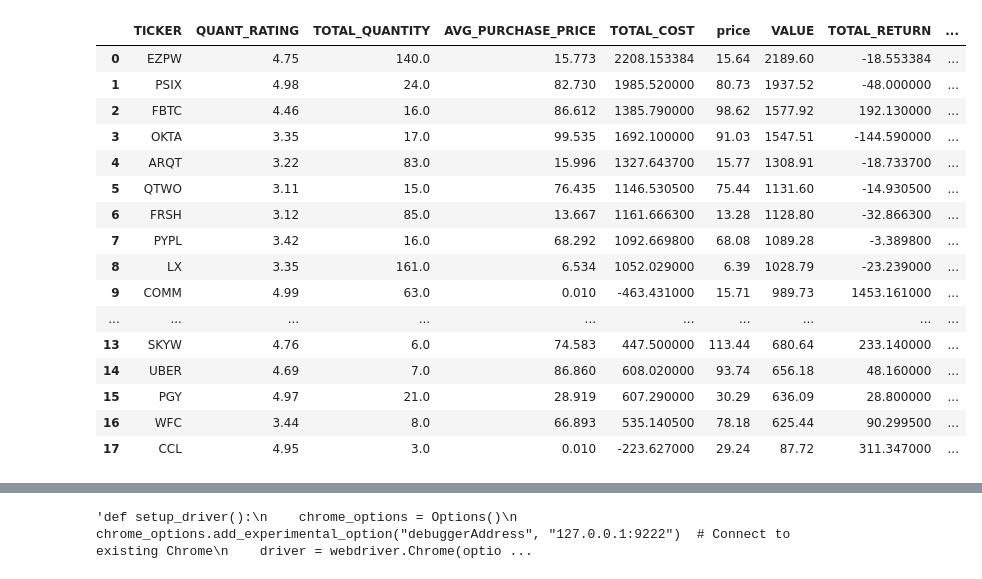
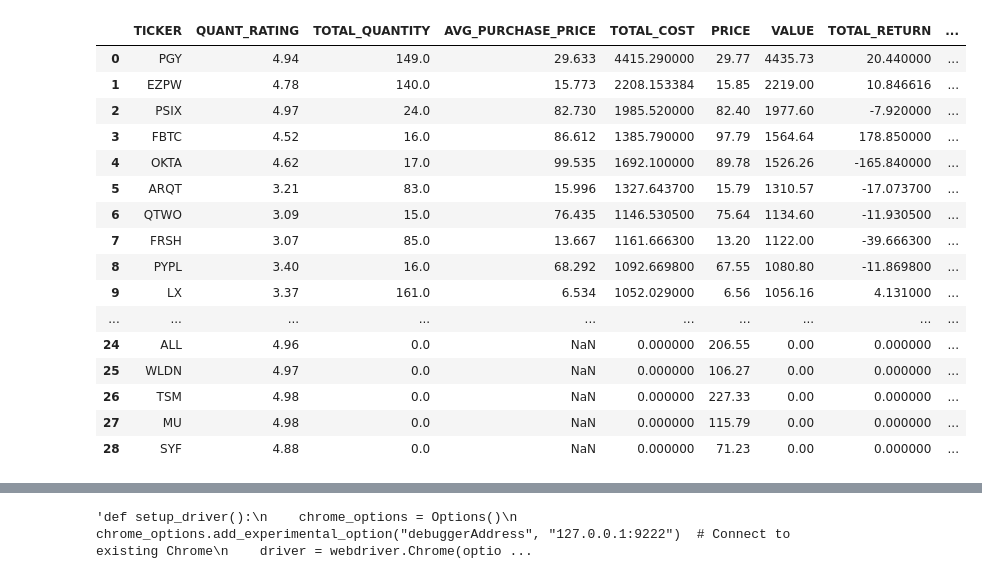
Before and after one commit to cb19weber/401k_optimize, a Jupyter notebook: project/investment_analytics.ipynb, the cells around one changed output, grey strips where cells are left out. Saved outputs shown, nothing was run; the diff lists cells and outputs as text; code cells hidden in the pictures.

```diff
--- a/project/investment_analytics.ipynb
+++ b/project/investment_analytics.ipynb
@@ -379,8 +459,8 @@ def build_analysis_table(summary_df, api_key, margin_of_safety=0.9, vwap_days=12
 # %%
-ira_cash = 50093.69
-ira_historical_return = 0.9934
+ira_cash = 44877.85
+ira_historical_return = 0.9899
 
-brokerage_cash = 6828.54
-brokerage_historical_return = 0.4589
+brokerage_cash = 3020.58
+brokerage_historical_return = 0.4613
 
 york_401k_cash = 2900
@@ -526,5 +526,8 @@ ira_portfolio_df[['TICKER', 'QUANT_RATING', 'TOTAL_QUANTITY',
 # %%
 time.sleep(300)
 # %%
-b_analysis_df = build_analysis_table(brokerage_df, api_key, margin_of_safety=.975, vwap_days=63)
+brokerage_portfolio_df = build_portfolio_df(brokerage_df, api_key, margin_of_safety=.999, vwap_days=21,
+                                      historical_return=ira_historical_return,
+                                      inception_date=pd.to_datetime("12-26-2023", format="%m-%d-%Y"),
+                                      cash_pos=brokerage_cash)
 # %%
@@ -538,8 +551,3 @@ b_analysis_df[b_analysis_df['ticker'].isin(ira_watch_list)]
-# %%
-brokerage_portfolio_df = build_portfolio_df(brokerage_df, b_analysis_df,
-                                            historical_return=brokerage_historical_return,
-                                            inception_date=pd.to_datetime("12-26-2023", format="%m-%d-%Y"),
-                                            cash_pos=brokerage_cash)
 # %%
 round(brokerage_portfolio_df['VALUE'].sum() + brokerage_cash, ndigits=2)
 # %% [output]
@@ -547,5 +555,3 @@ round(brokerage_portfolio_df['VALUE'].sum() + brokerage_cash, ndigits=2)
-# %%
-brokerage_portfolio_df = brokerage_portfolio_df[(brokerage_portfolio_df['TOTAL_QUANTITY'] > 0) | (brokerage_portfolio_df['price'] < 100)]
 # %%
 brokerage_buys_final, brokerage_sells_final = buys_and_sells_tables(brokerage_portfolio_df)
 # %%
@@ -575,25 +593,23 @@ brokerage_sells_final
 # %%
-brokerage_portfolio_df[['TICKER', 'QUANT_RATING', 'TOTAL_QUANTITY',
-                        'AVG_PURCHASE_PRICE', 'TOTAL_COST',
-                        'price', 'VALUE', 'TOTAL_RETURN', 'ROI']]
+brokerage_portfolio_df[final_portfolio_columns]
 # %% [output]
-|  | TICKER | QUANT_RATING | TOTAL_QUANTITY | AVG_PURCHASE_PRICE | TOTAL_COST | price | VALUE | TOTAL_RETURN | ... |
-| 0 | EZPW | 4.75 | 140.0 | 15.773 | 2208.153384 | 15.64 | 2189.60 | -18.553384 | ... |
-| 1 | PSIX | 4.98 | 24.0 | 82.730 | 1985.520000 | 80.73 | 1937.52 | -48.000000 | ... |
-| 2 | FBTC | 4.46 | 16.0 | 86.612 | 1385.790000 | 98.62 | 1577.92 | 192.130000 | ... |
-| 3 | OKTA | 3.35 | 17.0 | 99.535 | 1692.100000 | 91.03 | 1547.51 | -144.590000 | ... |
-| 4 | ARQT | 3.22 | 83.0 | 15.996 | 1327.643700 | 15.77 | 1308.91 | -18.733700 | ... |
-| 5 | QTWO | 3.11 | 15.0 | 76.435 | 1146.530500 | 75.44 | 1131.60 | -14.930500 | ... |
-| 6 | FRSH | 3.12 | 85.0 | 13.667 | 1161.666300 | 13.28 | 1128.80 | -32.866300 | ... |
-| 7 | PYPL | 3.42 | 16.0 | 68.292 | 1092.669800 | 68.08 | 1089.28 | -3.389800 | ... |
-| 8 | LX | 3.35 | 161.0 | 6.534 | 1052.029000 | 6.39 | 1028.79 | -23.239000 | ... |
-| 9 | COMM | 4.99 | 63.0 | 0.010 | -463.431000 | 15.71 | 989.73 | 1453.161000 | ... |
+|  | TICKER | QUANT_RATING | TOTAL_QUANTITY | AVG_PURCHASE_PRICE | TOTAL_COST | PRICE | VALUE | TOTAL_RETURN | ... |
+| 0 | PGY | 4.94 | 149.0 | 29.633 | 4415.290000 | 29.77 | 4435.73 | 20.440000 | ... |
+| 1 | EZPW | 4.78 | 140.0 | 15.773 | 2208.153384 | 15.85 | 2219.00 | 10.846616 | ... |
+| 2 | PSIX | 4.97 | 24.0 | 82.730 | 1985.520000 | 82.40 | 1977.60 | -7.920000 | ... |
+| 3 | FBTC | 4.52 | 16.0 | 86.612 | 1385.790000 | 97.79 | 1564.64 | 178.850000 | ... |
+| 4 | OKTA | 4.62 | 17.0 | 99.535 | 1692.100000 | 89.78 | 1526.26 | -165.840000 | ... |
+| 5 | ARQT | 3.21 | 83.0 | 15.996 | 1327.643700 | 15.79 | 1310.57 | -17.073700 | ... |
+| 6 | QTWO | 3.09 | 15.0 | 76.435 | 1146.530500 | 75.64 | 1134.60 | -11.930500 | ... |
+| 7 | FRSH | 3.07 | 85.0 | 13.667 | 1161.666300 | 13.20 | 1122.00 | -39.666300 | ... |
+| 8 | PYPL | 3.40 | 16.0 | 68.292 | 1092.669800 | 67.55 | 1080.80 | -11.869800 | ... |
+| 9 | LX | 3.37 | 161.0 | 6.534 | 1052.029000 | 6.56 | 1056.16 | 4.131000 | ... |
 | ... | ... | ... | ... | ... | ... | ... | ... | ... | ... |
-| 13 | SKYW | 4.76 | 6.0 | 74.583 | 447.500000 | 113.44 | 680.64 | 233.140000 | ... |
-| 14 | UBER | 4.69 | 7.0 | 86.860 | 608.020000 | 93.74 | 656.18 | 48.160000 | ... |
-| 15 | PGY | 4.97 | 21.0 | 28.919 | 607.290000 | 30.29 | 636.09 | 28.800000 | ... |
-| 16 | WFC | 3.44 | 8.0 | 66.893 | 535.140500 | 78.18 | 625.44 | 90.299500 | ... |
-| 17 | CCL | 4.95 | 3.0 | 0.010 | -223.627000 | 29.24 | 87.72 | 311.347000 | ... |
+| 24 | ALL | 4.96 | 0.0 | NaN | 0.000000 | 206.55 | 0.00 | 0.000000 | ... |
+| 25 | WLDN | 4.97 | 0.0 | NaN | 0.000000 | 106.27 | 0.00 | 0.000000 | ... |
+| 26 | TSM | 4.98 | 0.0 | NaN | 0.000000 | 227.33 | 0.00 | 0.000000 | ... |
+| 27 | MU | 4.98 | 0.0 | NaN | 0.000000 | 115.79 | 0.00 | 0.000000 | ... |
+| 28 | SYF | 4.88 | 0.0 | NaN | 0.000000 | 71.23 | 0.00 | 0.000000 | ... |
 # %%
 york_401k_sorted = york_401k_list.sort_values(by='QUANT_RATING', ascending=False).reset_index(drop=True)
 york_401k_preferred = york_401k_sorted[:5]
```
Also changed, not shown: parts of 18 cells of this notebook, 1 other file.
